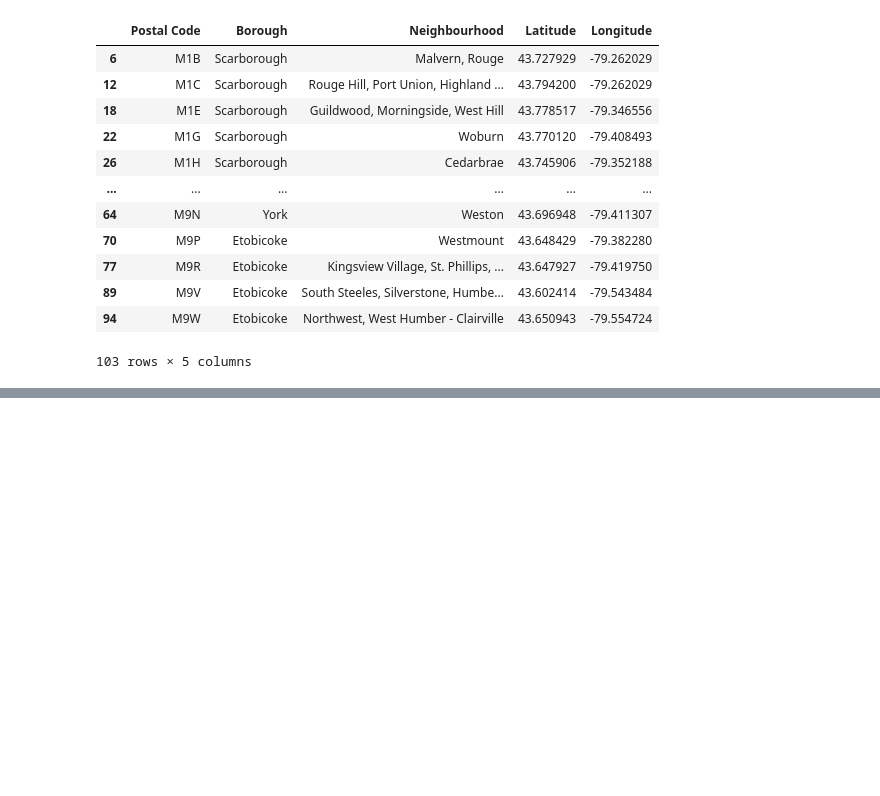
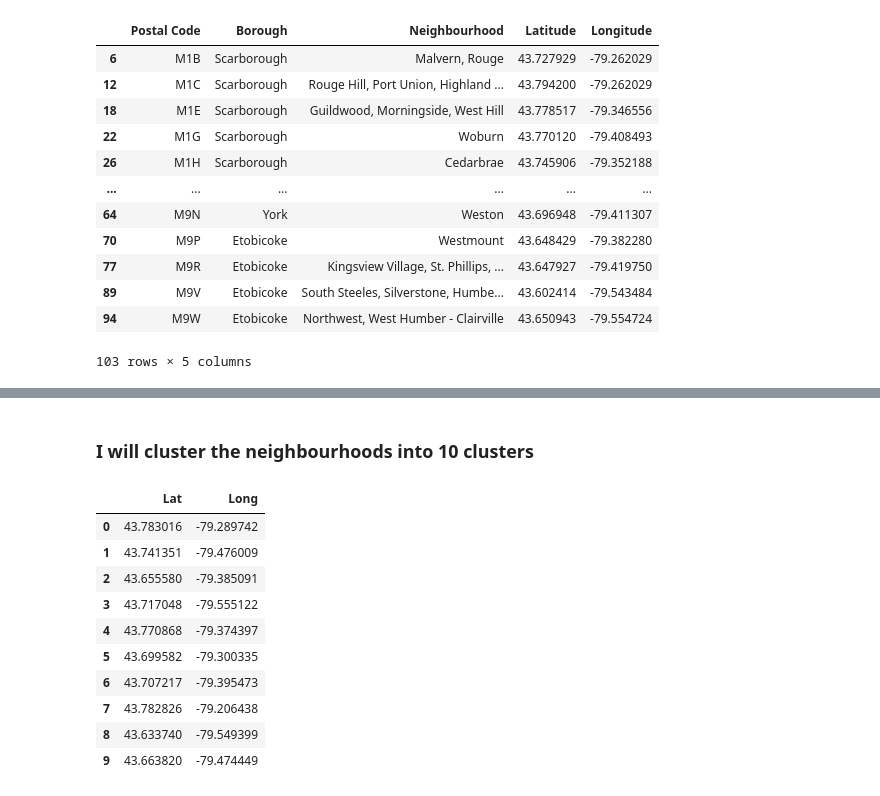
Before and after one commit to riskysam/Coursera_Capstone, a Jupyter notebook: Capstone Assignment 2 - Toronto.ipynb, the cells around one changed output, grey strips where cells are left out. Drawn from its saved outputs; the diff is of its cells as text; code cells hidden in the pictures; blank space fills up the shorter version.

```diff
--- a/Capstone Assignment 2 - Toronto.ipynb
+++ b/Capstone Assignment 2 - Toronto.ipynb
@@ -130,0 +182,28 @@ df_tor2
+# %% [markdown]
+### I will cluster the neighbourhoods into 10 clusters
+# %%
+k_means = KMeans(init="k-means++", n_clusters=10, n_init=12)
+# %%
+X = pd.DataFrame({'Latitude':df_tor2.Latitude, 'Longitude':df_tor2.Longitude})
+V = X.values
+# %%
+k_means.fit(V)
+k_means_labels = k_means.labels_
+k_means_labels
+
+k_means_cluster_centers = k_means.cluster_centers_
+T = pd.DataFrame(k_means_cluster_centers)
+R = T.rename(columns={0:"Lat",1:"Long"})
+R
+# %% [output]
+|  | Lat | Long |
+| 0 | 43.783016 | -79.289742 |
+| 1 | 43.741351 | -79.476009 |
+| 2 | 43.655580 | -79.385091 |
+| 3 | 43.717048 | -79.555122 |
+| 4 | 43.770868 | -79.374397 |
+| 5 | 43.699582 | -79.300335 |
+| 6 | 43.707217 | -79.395473 |
+| 7 | 43.782826 | -79.206438 |
+| 8 | 43.633740 | -79.549399 |
+| 9 | 43.663820 | -79.474449 |
```
Also changed, not shown: parts of 9 cells of this notebook.
